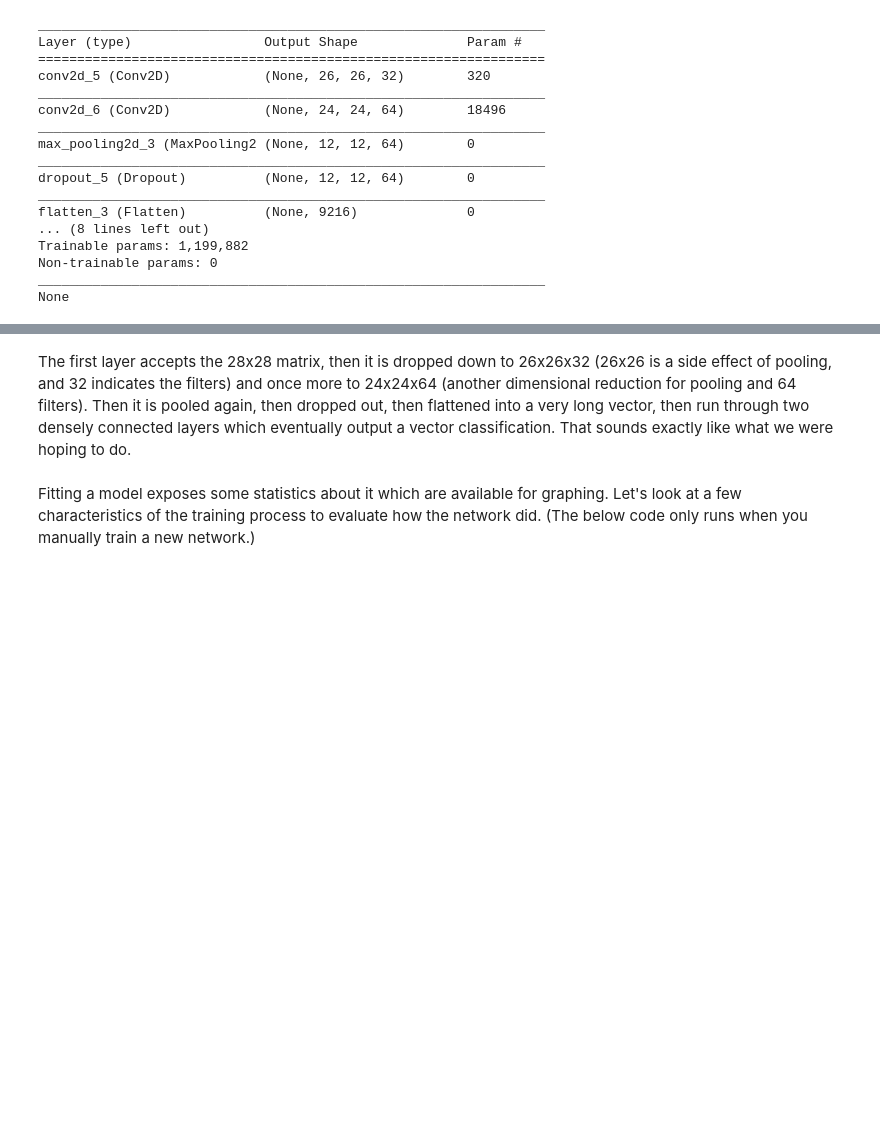
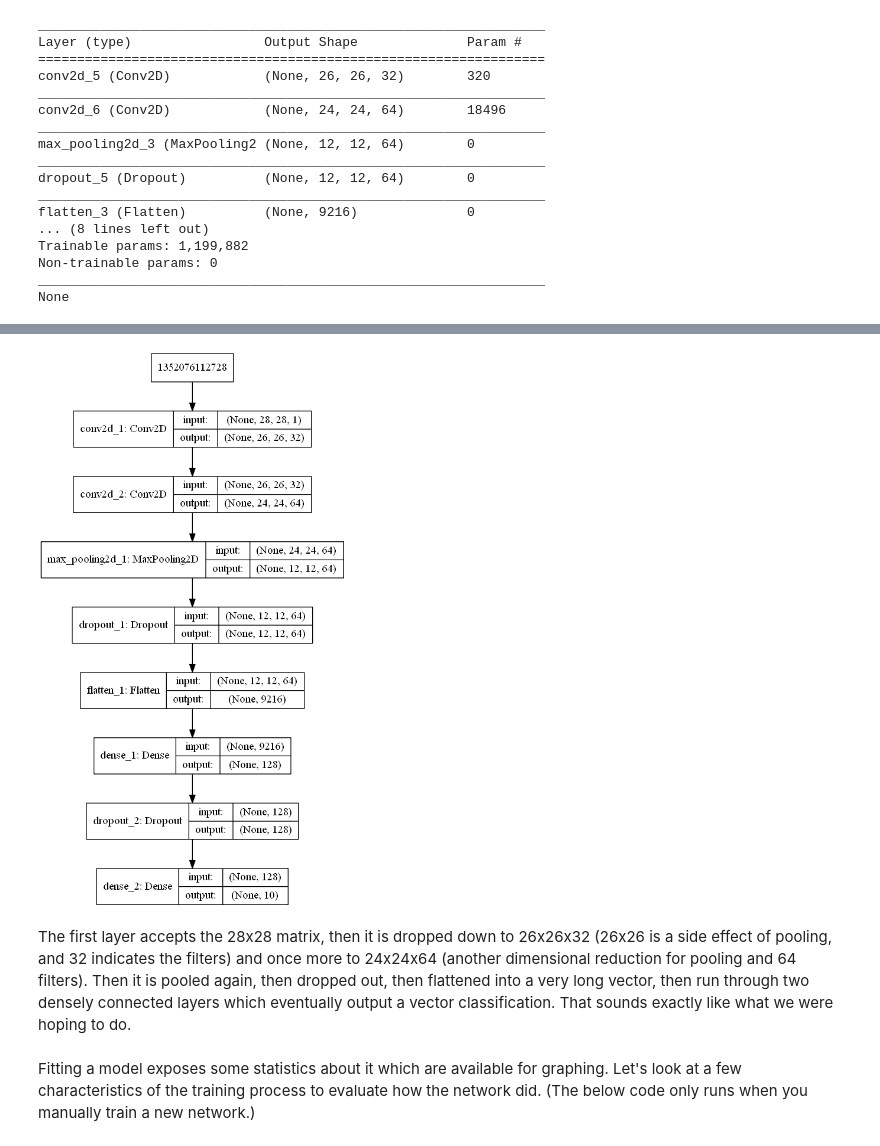
Before and after one commit to malikendsley/MOSTECMLProject-, a Jupyter notebook: MNIST Digit Recognition with Deep Learning - Malik Endsley and Daniel Park.ipynb, the cells around one changed output, grey strips where cells are left out. Drawn from its saved outputs; the diff is of its cells as text; code cells hidden in the pictures; blank space fills up the shorter version.

```diff
--- a/MNIST Digit Recognition with Deep Learning - Malik Endsley and Daniel Park.ipynb
+++ b/MNIST Digit Recognition with Deep Learning - Malik Endsley and Daniel Park.ipynb
@@ -283,3 +284,8 @@ plot_model(model, to_file='img/model_plot.png', show_shapes=True, show_layer_nam
+# %%
+from IPython.display import Image
+Image(filename='img/model_plot.png')
+# %% [output]
+[figure, added]
 # %% [markdown]
 The first layer accepts the 28x28 matrix, then it is dropped down to 26x26x32 (26x26 is a side effect of pooling, and 32 indicates the filters) and once more to 24x24x64 (another dimensional reduction for pooling and 64 filters). Then it is pooled again, then dropped out, then flattened into a very long vector, then run through two densely connected layers which eventually output a vector classification. That sounds exactly like what we were hoping to do. <br/> <br/> Fitting a model exposes some statistics about it which are available for graphing. Let's look at a few characteristics of the training process to evaluate how the network did. (The below code only runs when you manually train a new network.)
 # %%
```
Also changed, not shown: parts of 9 cells of this notebook.
